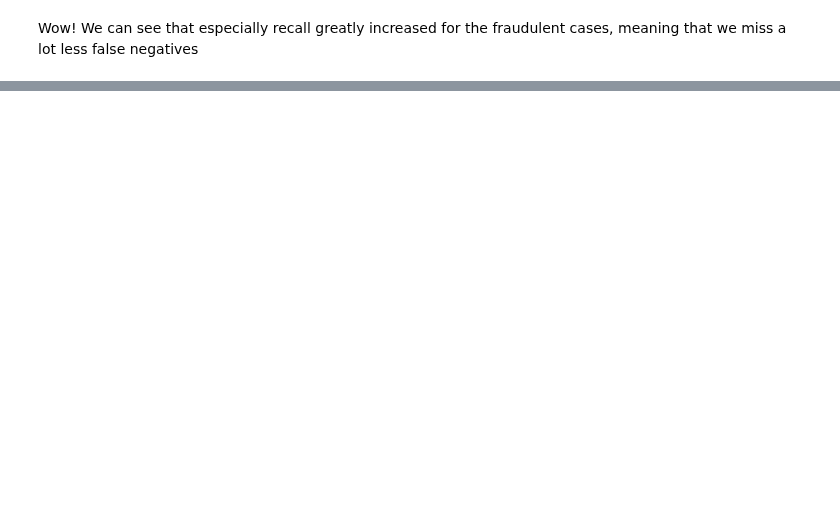
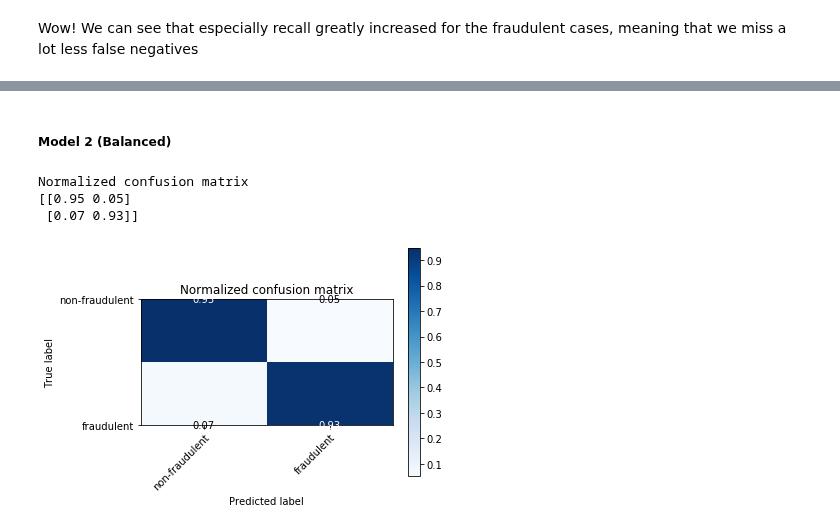
Before and after one commit to aslotte/mldotnet-real-time-data-streaming-workshop, a Jupyter notebook: src/machine-learning/jupyter/jupytervm/fraudulent-transactions.ipynb, the cells around one changed output, grey strips where cells are left out. Cells and saved outputs as stored; diff of their text form; code cells hidden in the pictures; blank space fills up the shorter version.

```diff
--- a/src/machine-learning/jupyter/jupytervm/fraudulent-transactions.ipynb
+++ b/src/machine-learning/jupyter/jupytervm/fraudulent-transactions.ipynb
@@ -221,0 +347,13 @@ plt.show()
+# %% [markdown]
+##### Model 2 (Balanced)
+# %%
+# Plot normalized confusion matrix
+plot_confusion_matrix(Y_test, pred_with_weights, classes=class_names, normalize=True,
+                      title='Normalized confusion matrix')
+
+plt.show()
+# %% [output]
+Normalized confusion matrix
+[[0.95 0.05]
+ [0.07 0.93]]
+[figure, added]
```
Also changed, not shown: parts of 15 cells of this notebook.
